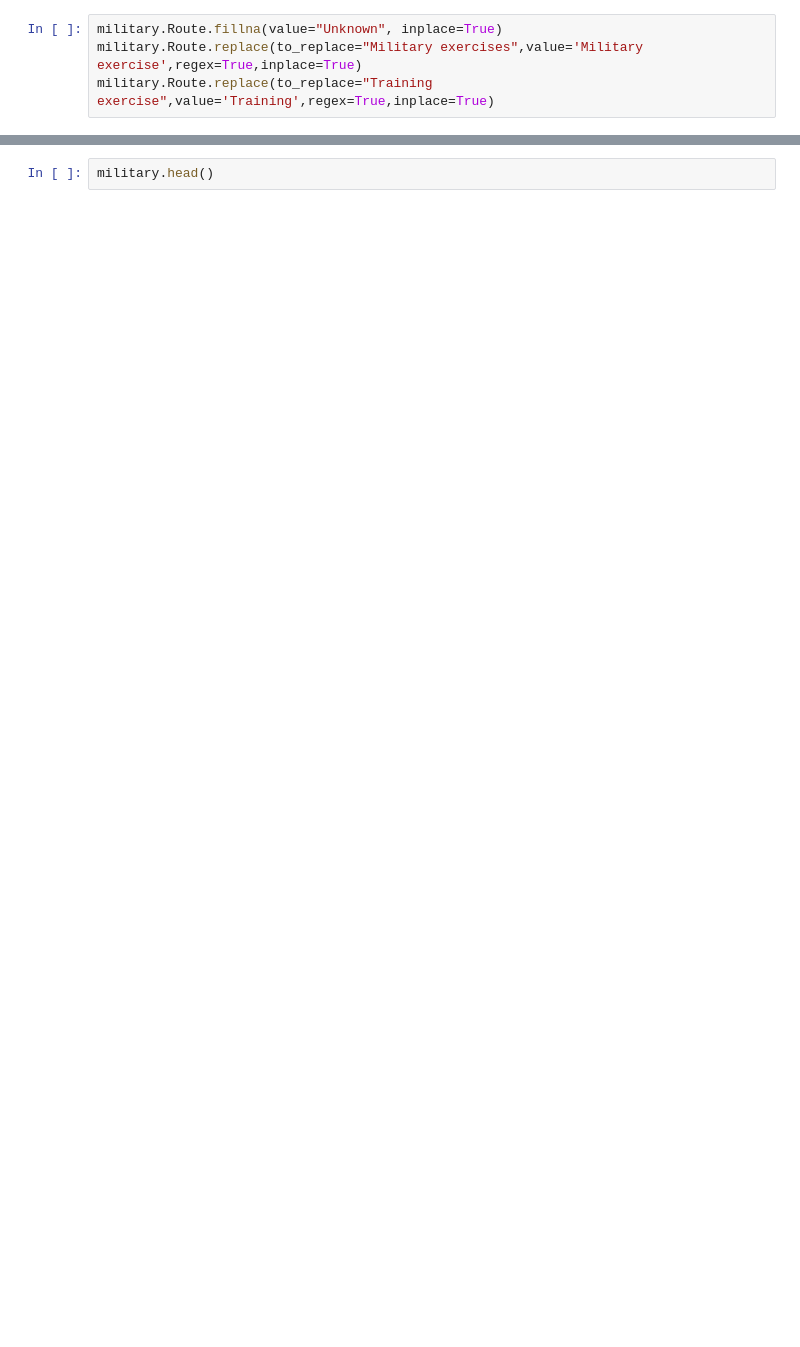
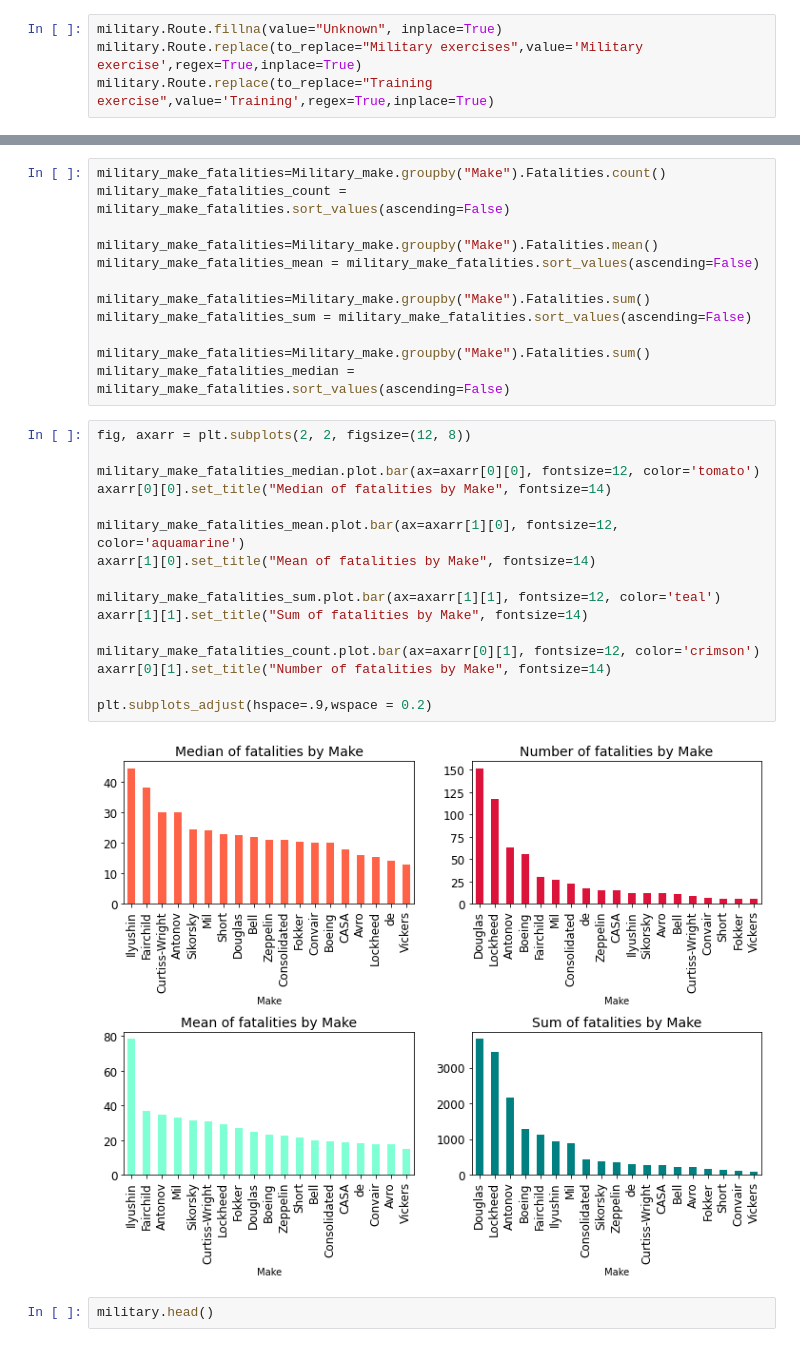
Before and after one commit to singatharun/Air_Plane_Crash_Analysis, a Jupyter notebook: Airplane_crash_Analysis.ipynb, the cells around one changed output, grey strips where cells are left out. Cells and saved outputs as stored; diff of their text form; blank space fills up the shorter version.

```diff
--- a/Airplane_crash_Analysis.ipynb
+++ b/Airplane_crash_Analysis.ipynb
@@ -196,3 +210,33 @@ mac_plot = sns.barplot(y=years_index[1:],x=years_values[1:], palette = "spring_r
+# %%
+military_make_fatalities=Military_make.groupby("Make").Fatalities.count()
+military_make_fatalities_count = military_make_fatalities.sort_values(ascending=False)
+
+military_make_fatalities=Military_make.groupby("Make").Fatalities.mean()
+military_make_fatalities_mean = military_make_fatalities.sort_values(ascending=False)
+
+military_make_fatalities=Military_make.groupby("Make").Fatalities.sum()
+military_make_fatalities_sum = military_make_fatalities.sort_values(ascending=False)
+
+military_make_fatalities=Military_make.groupby("Make").Fatalities.sum()
+military_make_fatalities_median = military_make_fatalities.sort_values(ascending=False)
+# %%
+fig, axarr = plt.subplots(2, 2, figsize=(12, 8))
+
+military_make_fatalities_median.plot.bar(ax=axarr[0][0], fontsize=12, color='tomato')
+axarr[0][0].set_title("Median of fatalities by Make", fontsize=14)
+
+military_make_fatalities_mean.plot.bar(ax=axarr[1][0], fontsize=12, color='aquamarine')
+axarr[1][0].set_title("Mean of fatalities by Make", fontsize=14)
+
+military_make_fatalities_sum.plot.bar(ax=axarr[1][1], fontsize=12, color='teal')
+axarr[1][1].set_title("Sum of fatalities by Make", fontsize=14)
+
+military_make_fatalities_count.plot.bar(ax=axarr[0][1], fontsize=12, color='crimson')
+axarr[0][1].set_title("Number of fatalities by Make", fontsize=14)
+
+plt.subplots_adjust(hspace=.9,wspace = 0.2)
+# %% [output]
+[figure, added]
 # %%
 military.head()
 # %% [output]
```
Also changed, not shown: parts of 22 cells of this notebook.
